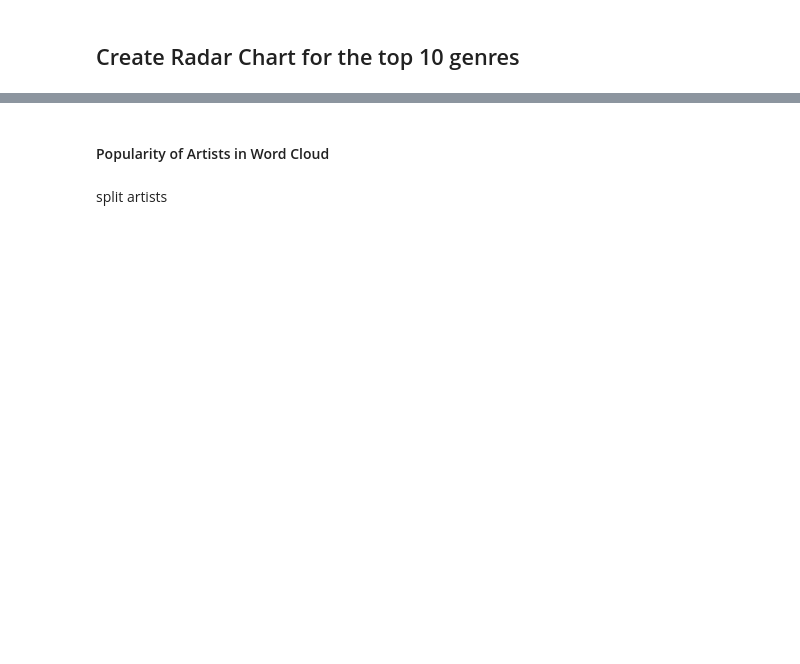
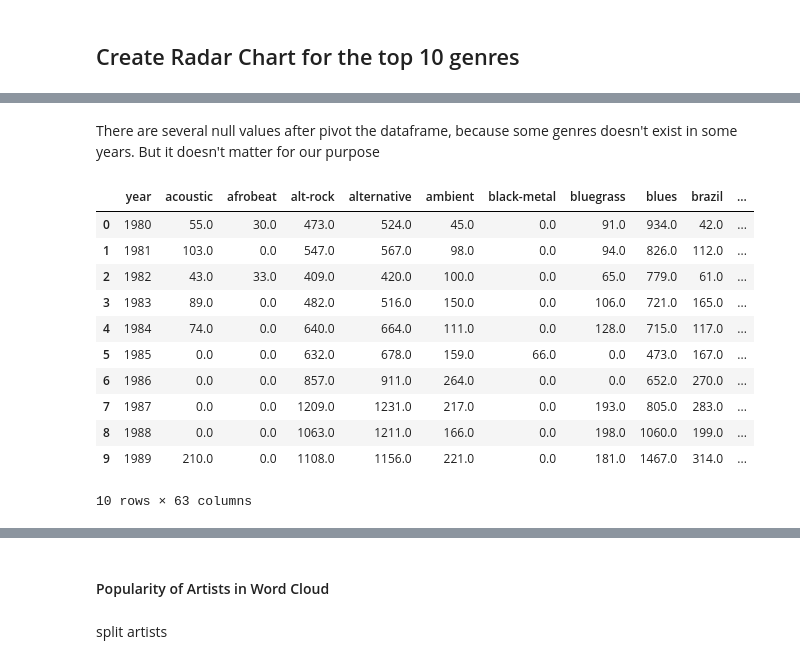
Before and after one commit to Jannis37/80s-recommender, a Jupyter notebook: viz.ipynb, the cells around one changed output, grey strips where cells are left out. Cells and saved outputs as stored; diff of their text form; code cells hidden in the pictures; blank space fills up the shorter version.

```diff
--- a/viz.ipynb
+++ b/viz.ipynb
@@ -405,0 +572,10 @@ fig.show()"""
+# %%
+# Count occurrences of genres per year
+genre_counts_per_year = final_genres.groupby(['year', 'genres']).size().reset_index(name='count')
+
+# Get the top 50 genres per year
+top50_genres_per_year = genre_counts_per_year.groupby('year').apply(lambda x: x.nlargest(50, 'count')).reset_index(drop=True)
+
+# Create a new DataFrame to store the results
+genres_count_by_year = pd.DataFrame(top50_genres_per_year)
+genres_count_by_year
@@ -405,0 +596,22 @@ fig.show()"""
+# %%
+genres_year_pivot = genres_count_by_year.pivot(index='year', columns='genres', values='count') \
+.fillna(0) \
+.reset_index() \
+.rename_axis(None, axis=1)
+# %% [markdown]
+There are several null values after pivot the dataframe, because some genres doesn't exist in some years. But it doesn't matter for our purpose
+# %%
+genres_year_pivot
+# %% [output]
+|  | year | acoustic | afrobeat | alt-rock | alternative | ambient | black-metal | bluegrass | blues | brazil | ... |
+| 0 | 1980 | 55.0 | 30.0 | 473.0 | 524.0 | 45.0 | 0.0 | 91.0 | 934.0 | 42.0 | ... |
+| 1 | 1981 | 103.0 | 0.0 | 547.0 | 567.0 | 98.0 | 0.0 | 94.0 | 826.0 | 112.0 | ... |
+| 2 | 1982 | 43.0 | 33.0 | 409.0 | 420.0 | 100.0 | 0.0 | 65.0 | 779.0 | 61.0 | ... |
+| 3 | 1983 | 89.0 | 0.0 | 482.0 | 516.0 | 150.0 | 0.0 | 106.0 | 721.0 | 165.0 | ... |
+| 4 | 1984 | 74.0 | 0.0 | 640.0 | 664.0 | 111.0 | 0.0 | 128.0 | 715.0 | 117.0 | ... |
+| 5 | 1985 | 0.0 | 0.0 | 632.0 | 678.0 | 159.0 | 66.0 | 0.0 | 473.0 | 167.0 | ... |
+| 6 | 1986 | 0.0 | 0.0 | 857.0 | 911.0 | 264.0 | 0.0 | 0.0 | 652.0 | 270.0 | ... |
+| 7 | 1987 | 0.0 | 0.0 | 1209.0 | 1231.0 | 217.0 | 0.0 | 193.0 | 805.0 | 283.0 | ... |
+| 8 | 1988 | 0.0 | 0.0 | 1063.0 | 1211.0 | 166.0 | 0.0 | 198.0 | 1060.0 | 199.0 | ... |
+| 9 | 1989 | 210.0 | 0.0 | 1108.0 | 1156.0 | 221.0 | 0.0 | 181.0 | 1467.0 | 314.0 | ... |
+10 rows × 63 columns
```
Also changed, not shown: parts of 76 cells of this notebook.
